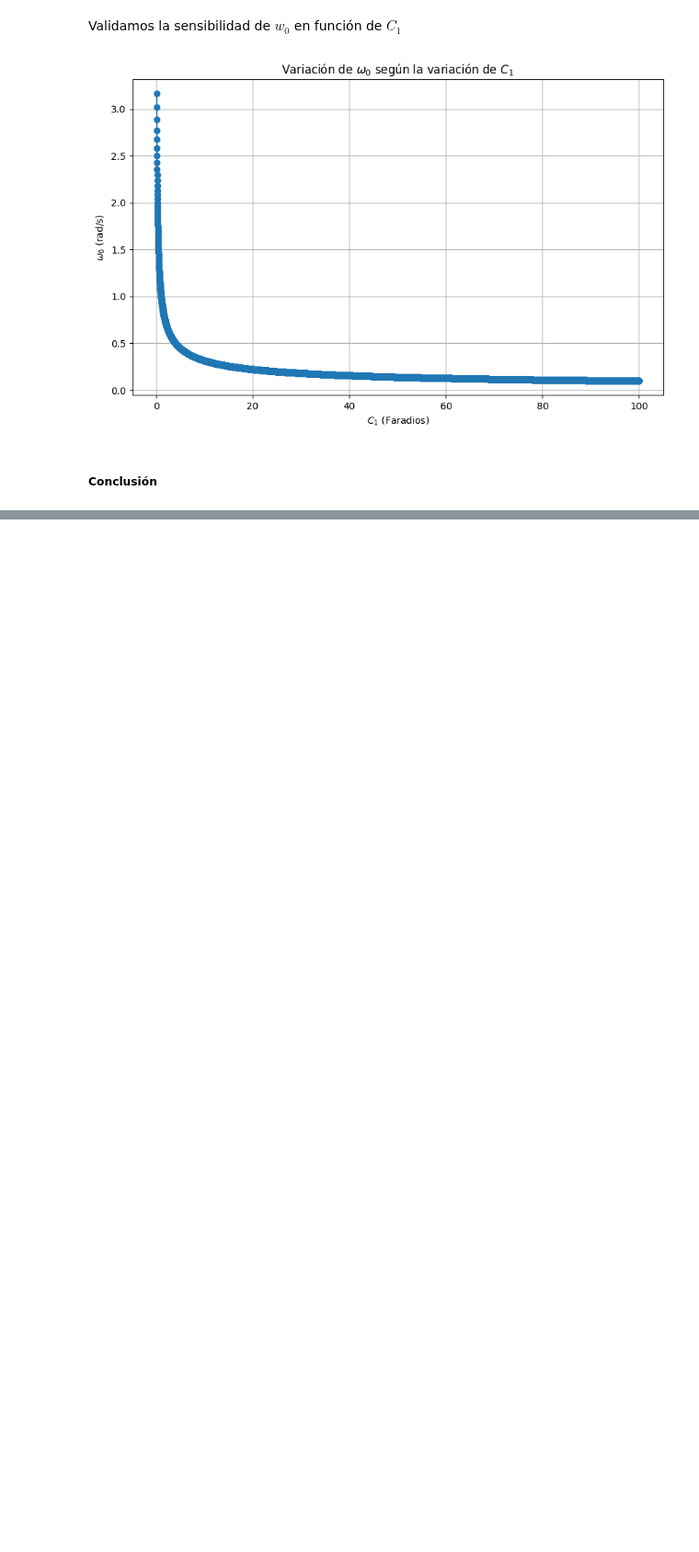
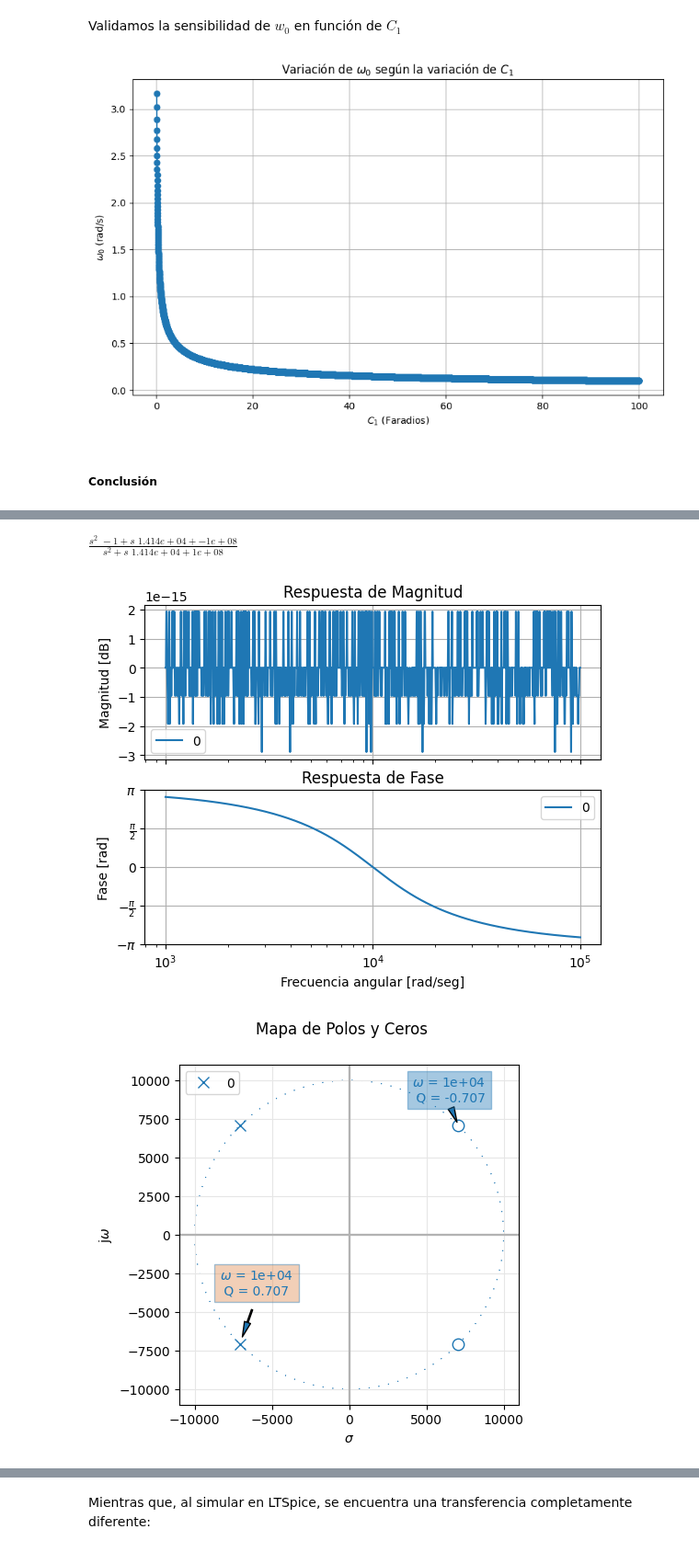
Before and after one commit to matnalopez2/Teoria-de-Circuitos-2, a Jupyter notebook: 20230726 - Ejercicio1.ipynb, the cells around one changed output, grey strips where cells are left out. Shown at 92% size. Saved outputs shown, nothing was run; the diff lists cells and outputs as text; code cells hidden in the pictures; blank space fills up the shorter version.

Commit message:
20230726 - Ejercicio 1 - item e con simulacion en LTSpice para revisar

```diff
--- a/20230726 - Ejercicio1.ipynb
+++ b/20230726 - Ejercicio1.ipynb
@@ -220,0 +230,74 @@ En el caso de $S_{C_1}^{\omega_0}$ se reconoce que en la simulación tiene un co
+# %%
+# Importación de librerías necesarias para ejecutar el script
+import matplotlib.pyplot as plt
+import numpy as np
+import math
+import prettytable
+from pytc2.sistemas_lineales import tf2sos_analog, analyze_sys, pretty_print_SOS
+import scipy.signal as sig
+from engineering_notation import EngNumber
+
+# Definición de una implementación de analyze_sys para evitar logueos innecesarios, mejorando la prolijidad.
+def analyze_sys_silent(all_sys, sys_name=None, img_ext='none', same_figs=True, annotations=True, xaxis='omega', fs=2*np.pi):
+    analyze_sys(all_sys, sys_name=None, img_ext='none', same_figs=True, annotations=True, xaxis='omega', fs=2*np.pi)
+    return
+
+kn = -1
+kp = 1
+
+# Defino la norma de impedancia y frecuencia
+NORMA_IMPEDANCIA = 10000
+NORMA_FRECUENCIA = 10000
+
+C_1_N = 1
+C_2_N = 1
+R_1_N = 1
+R_2_N = math.sqrt(2) / 2
+R_3_N = 1
+R_4_N = 1
+R_5_N = 1
+
+# Desnormalización de componentes
+C_1 = C_1_N / (NORMA_FRECUENCIA * NORMA_IMPEDANCIA)
+C_2 = C_2_N / (NORMA_FRECUENCIA * NORMA_IMPEDANCIA)
+R_1 = R_1_N * NORMA_IMPEDANCIA
+R_2 = R_2_N * NORMA_IMPEDANCIA
+R_3 = R_3_N * NORMA_IMPEDANCIA
+R_4 = R_4_N * NORMA_IMPEDANCIA
+R_5 = R_5_N * NORMA_IMPEDANCIA
+
+# Convertir los valores normalizados y desnormalizados a formato de notación de ingeniería
+R_2_N_eng = EngNumber(R_2_N)
+C_1_eng = EngNumber(C_1)
+C_2_eng = EngNumber(C_2)
+R_1_eng = EngNumber(R_1)
+R_2_eng = EngNumber(R_2)
+R_3_eng = EngNumber(R_3)
+R_4_eng = EngNumber(R_4)
+R_5_eng = EngNumber(R_5)
+
+tabla = prettytable.PrettyTable()
+tabla.field_names = ["Componente", "Valor normalizado", "Valor desnormalizado"]
+
+tabla.add_row(["C_1", C_1_N, str(C_1_eng) + "F"])
+tabla.add_row(["C_2", C_2_N, str(C_2_eng) + "F"])
+tabla.add_row(["R_1", R_1_N, str(R_1_eng) + "Ω"])
+tabla.add_row(["R_2", R_2_N_eng, str(R_2_eng) + "Ω"])
+tabla.add_row(["R_3", R_3_N, str(R_3_eng) + "Ω"])
+tabla.add_row(["R_4", R_4_N, str(R_4_eng) + "Ω"])
+tabla.add_row(["R_5", R_5_N, str(R_5_eng) + "Ω"])
+
+print(tabla)
+
+# Con los datos definidos anteriormente, se arman los array de la transferencia.
+num = kn * np.array([1, -   (R_4/(C_1 * R_5 * R_2)), (R_4/(C_2 * C_1 * R_5 * R_3 * R_1))])
+den = kp * np.array([1,     (R_4/(C_1 * R_5 * R_2)), (R_4/(C_2 * C_1 * R_5 * R_3 * R_1))])
+tf_bicuad_sos = tf2sos_analog( num, den )
+
+# Imprimir en formato latex la transferencia
+pretty_print_SOS(tf_bicuad_sos)
+plt.close('all')
+
+# Plotear de forma silenciosa las características de mi función
+analyze_sys_silent([sig.TransferFunction(num,den)], 'mi_bicuad', same_figs=False)
+# %% [output]
@@ -220,0 +316,3 @@ En el caso de $S_{C_1}^{\omega_0}$ se reconoce que en la simulación tiene un co
+$\displaystyle   \frac{s^2 \,\,  -1 + s \,\, 1.414e+04 + -1e+08 }{s^2 + s \,\, 1.414e+04 + 1e+08 }$
+[figure, added]
+[figure, added]
@@ -220,0 +320,2 @@ En el caso de $S_{C_1}^{\omega_0}$ se reconoce que en la simulación tiene un co
+# %% [markdown]
+Mientras que, al simular en LTSpice, se encuentra una transferencia completamente diferente:
```
Also changed, not shown: parts of 10 cells of this notebook, 5 other files.
